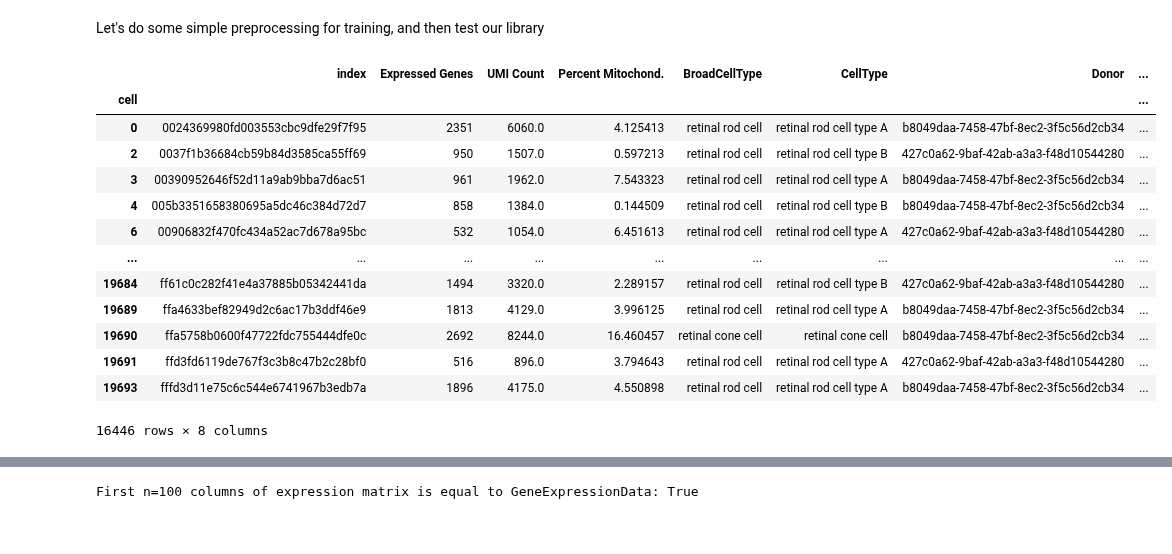
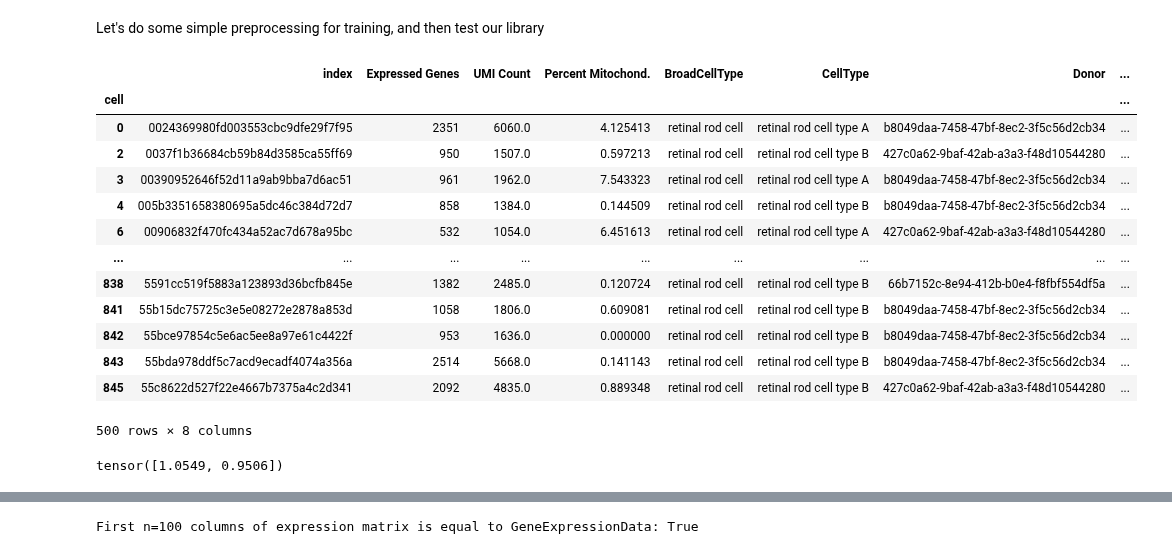
Before and after one commit to jlehrer1/comparative-organoids, a Jupyter notebook: notebooks/Retina_model_test.ipynb, the cells around one changed output, grey strips where cells are left out. Drawn from its saved outputs; the diff is of its cells as text; code cells hidden in the pictures.

```diff
--- a/notebooks/Retina_model_test.ipynb
+++ b/notebooks/Retina_model_test.ipynb
@@ -12,32 +12,38 @@ from models.lib.data import *
 # %% [markdown]
 Let's do some simple preprocessing for training, and then test our library
 # %%
-# le = LabelEncoder()
+le = LabelEncoder()
 
-# labels = pd.read_csv('../data/retina/retina_labels.tsv', sep='\t')
-# labels = labels[labels['CellType'] != 'unannotated']
-# labels['class_label'] = le.fit_transform(labels['CellType'])
-# labels.index.name = 'cell'
+labels = pd.read_csv('../data/retina/retina_labels.tsv', sep='\t')
+labels = labels[labels['CellType'].isin(['retinal rod cell type B', 'retinal rod cell type A'])]
+labels['class_label'] = le.fit_transform(labels['CellType'])
+
+labels.index.name = 'cell'
+labels = labels.iloc[0:500, :]
+labels.to_csv('../data/retina/retina_labels_numeric.csv')
+
+# label_df = pd.read_csv('../data/retina/retina_labels_numeric.csv', index_col='cell')
+# # label_df
 
 # labels.to_csv('../data/retina/retina_labels_numeric.csv')
 
 label_df = pd.read_csv('../data/retina/retina_labels_numeric.csv', index_col='cell')
 label_df
 # %% [output]
 |  | index | Expressed Genes | UMI Count | Percent Mitochond. | BroadCellType | CellType | Donor | ... |
 | cell |  |  |  |  |  |  |  | ... |
 | 0 | 0024369980fd003553cbc9dfe29f7f95 | 2351 | 6060.0 | 4.125413 | retinal rod cell | retinal rod cell type A | b8049daa-7458-47bf-8ec2-3f5c56d2cb34 | ... |
 | 2 | 0037f1b36684cb59b84d3585ca55ff69 | 950 | 1507.0 | 0.597213 | retinal rod cell | retinal rod cell type B | 427c0a62-9baf-42ab-a3a3-f48d10544280 | ... |
 | 3 | 00390952646f52d11a9ab9bba7d6ac51 | 961 | 1962.0 | 7.543323 | retinal rod cell | retinal rod cell type A | b8049daa-7458-47bf-8ec2-3f5c56d2cb34 | ... |
 | 4 | 005b3351658380695a5dc46c384d72d7 | 858 | 1384.0 | 0.144509 | retinal rod cell | retinal rod cell type B | b8049daa-7458-47bf-8ec2-3f5c56d2cb34 | ... |
 | 6 | 00906832f470fc434a52ac7d678a95bc | 532 | 1054.0 | 6.451613 | retinal rod cell | retinal rod cell type A | 427c0a62-9baf-42ab-a3a3-f48d10544280 | ... |
 | ... | ... | ... | ... | ... | ... | ... | ... | ... |
-| 19684 | ff61c0c282f41e4a37885b05342441da | 1494 | 3320.0 | 2.289157 | retinal rod cell | retinal rod cell type B | 427c0a62-9baf-42ab-a3a3-f48d10544280 | ... |
-| 19689 | ffa4633bef82949d2c6ac17b3ddf46e9 | 1813 | 4129.0 | 3.996125 | retinal rod cell | retinal rod cell type A | b8049daa-7458-47bf-8ec2-3f5c56d2cb34 | ... |
-| 19690 | ffa5758b0600f47722fdc755444dfe0c | 2692 | 8244.0 | 16.460457 | retinal cone cell | retinal cone cell | b8049daa-7458-47bf-8ec2-3f5c56d2cb34 | ... |
-| 19691 | ffd3fd6119de767f3c3b8c47b2c28bf0 | 516 | 896.0 | 3.794643 | retinal rod cell | retinal rod cell type A | 427c0a62-9baf-42ab-a3a3-f48d10544280 | ... |
-| 19693 | fffd3d11e75c6c544e6741967b3edb7a | 1896 | 4175.0 | 4.550898 | retinal rod cell | retinal rod cell type A | b8049daa-7458-47bf-8ec2-3f5c56d2cb34 | ... |
+| 838 | 5591cc519f5883a123893d36bcfb845e | 1382 | 2485.0 | 0.120724 | retinal rod cell | retinal rod cell type B | 66b7152c-8e94-412b-b0e4-f8fbf554df5a | ... |
+| 841 | 55b15dc75725c3e5e08272e2878a853d | 1058 | 1806.0 | 0.609081 | retinal rod cell | retinal rod cell type B | b8049daa-7458-47bf-8ec2-3f5c56d2cb34 | ... |
+| 842 | 55bce97854c5e6ac5ee8a97e61c4422f | 953 | 1636.0 | 0.000000 | retinal rod cell | retinal rod cell type B | b8049daa-7458-47bf-8ec2-3f5c56d2cb34 | ... |
+| 843 | 55bda978ddf5c7acd9ecadf4074a356a | 2514 | 5668.0 | 0.141143 | retinal rod cell | retinal rod cell type B | b8049daa-7458-47bf-8ec2-3f5c56d2cb34 | ... |
+| 845 | 55c8622d527f22e4667b7375a4c2d341 | 2092 | 4835.0 | 0.889348 | retinal rod cell | retinal rod cell type B | 427c0a62-9baf-42ab-a3a3-f48d10544280 | ... |
-16446 rows × 8 columns
+500 rows × 8 columns
 # %%
 datafiles = ['../data/retina/retina_T.csv']
 labelfiles = ['../data/retina/retina_labels_numeric.csv']
@@ -53,6 +59,10 @@ module = DataModule(
     drop_last=True,
     index_col='cell',
 )
+
+total_class_weights(labelfiles, 'class_label')
+# %% [output]
+tensor([1.0549, 0.9506])
 # %%
 model = GeneClassifier(
     input_dim=module.num_features,
```
Also changed, not shown: parts of 7 cells of this notebook, 12 other files.
